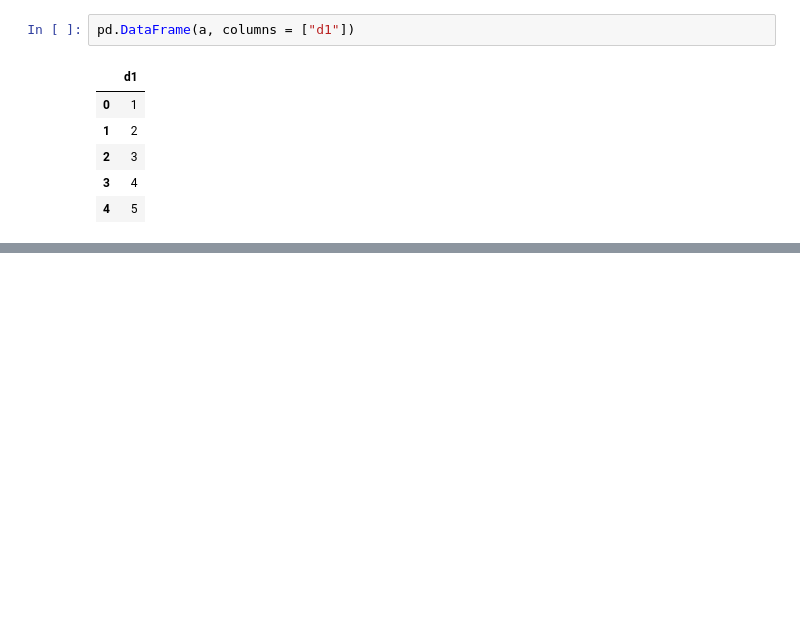
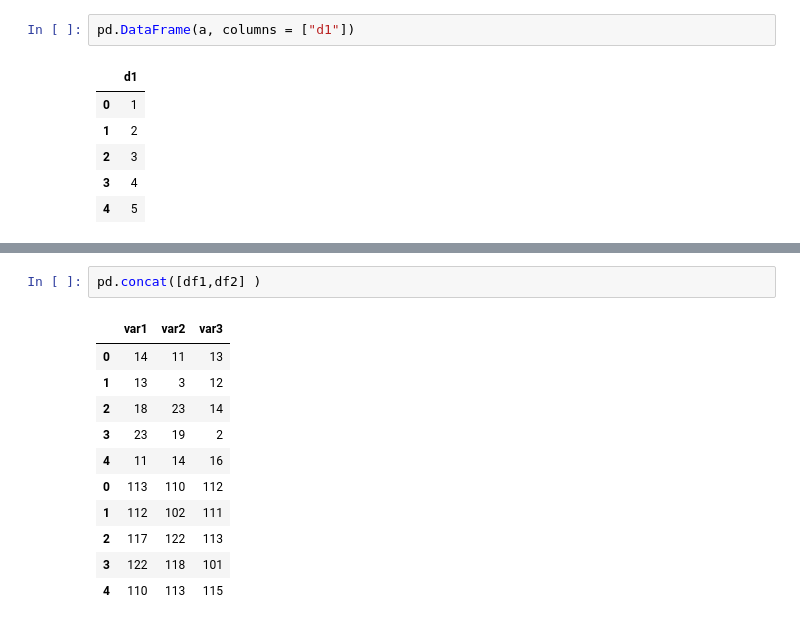
Before and after one commit to gamzegezgin/Data-Manipulation-and-Visualization, a Jupyter notebook: data_manipulation_pandas.ipynb, the cells around one changed output, grey strips where cells are left out. Saved outputs shown, nothing was run; the diff lists cells and outputs as text; blank space fills up the shorter version.

```diff
--- a/data_manipulation_pandas.ipynb
+++ b/data_manipulation_pandas.ipynb
@@ -313,0 +707,14 @@ pd.DataFrame(a, columns = ["d1"])
+# %%
+pd.concat([df1,df2] )
+# %% [output]
+|  | var1 | var2 | var3 |
+| 0 | 14 | 11 | 13 |
+| 1 | 13 | 3 | 12 |
+| 2 | 18 | 23 | 14 |
+| 3 | 23 | 19 | 2 |
+| 4 | 11 | 14 | 16 |
+| 0 | 113 | 110 | 112 |
+| 1 | 112 | 102 | 111 |
+| 2 | 117 | 122 | 113 |
+| 3 | 122 | 118 | 101 |
+| 4 | 110 | 113 | 115 |
```
Also changed, not shown: parts of 91 cells of this notebook.
